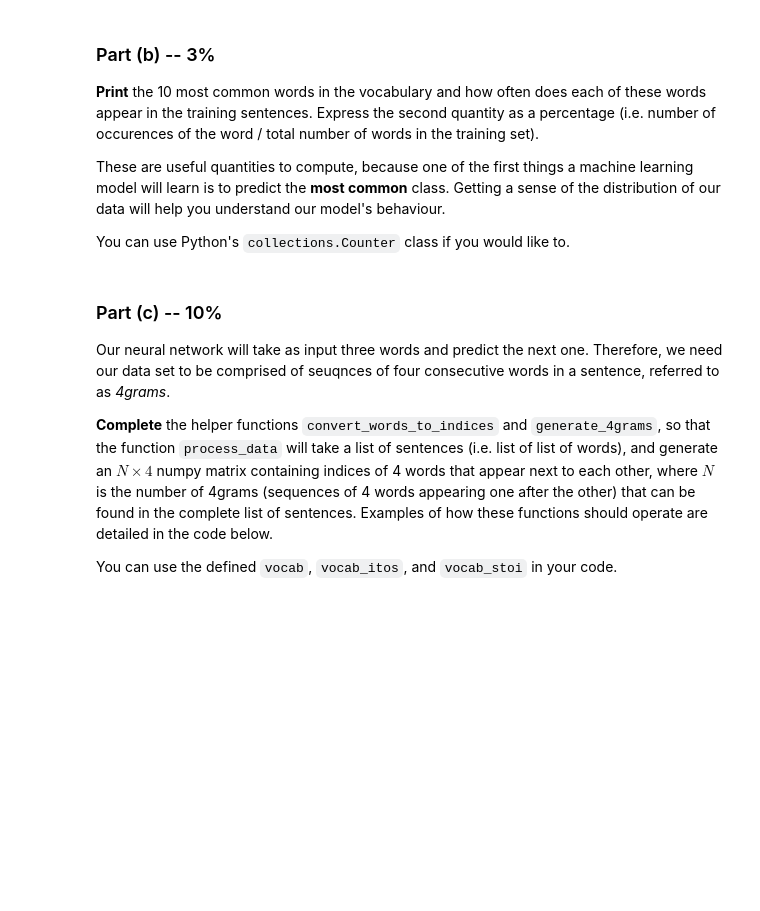
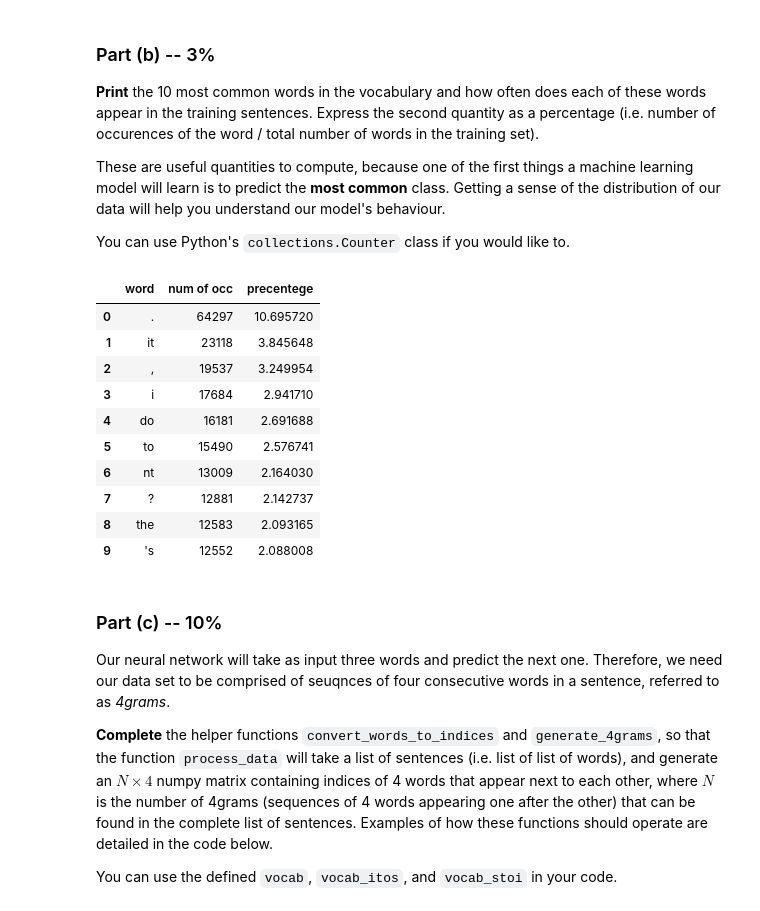
Before and after one commit to shaniklein/Introduction-to-Deep-Learning, a Jupyter notebook: Assignment2.ipynb, the cells around one changed output. Cells and saved outputs as stored; diff of their text form; code cells hidden in the pictures; blank space fills up the shorter version.

```diff
--- a/Assignment2.ipynb
+++ b/Assignment2.ipynb
@@ -36,7 +42,7 @@ drive.mount('/content/gdrive')
 # %% [markdown]
 Find the path to `raw_sentences.txt`:
 # %%
-file_path = '/content/gdrive/My Drive/Intro_to_Deep_Learning/raw_sentences.txt' # TODO - UPDATE ME!
+file_path = '/content/gdrive/My Drive/Intro_to_Deep_Learning/assignment2/raw_sentences.txt' # TODO - UPDATE ME!
 # %% [markdown]
 The following code reads the sentences in our file, split each sentence into
 its individual words, and stores the sentences (list of words) in the
@@ -86,3 +113,26 @@ You can use Python's `collections.Counter` class if you would like to.
+# %%
+train_words=[]
+for sentence in train:
+  for word in sentence:
+    train_words.append(word)
+
+c=Counter(train_words)
+freq=c.most_common(10)
+df=pd.DataFrame(freq,columns=['word','num of occ'])
+df['precentege']=(df['num of occ']/len(train_words))*100
+df
+# %% [output]
+|  | word | num of occ | precentege |
+| 0 | . | 64297 | 10.695720 |
+| 1 | it | 23118 | 3.845648 |
+| 2 | , | 19537 | 3.249954 |
+| 3 | i | 17684 | 2.941710 |
+| 4 | do | 16181 | 2.691688 |
+| 5 | to | 15490 | 2.576741 |
+| 6 | nt | 13009 | 2.164030 |
+| 7 | ? | 12881 | 2.142737 |
+| 8 | the | 12583 | 2.093165 |
+| 9 | 's | 12552 | 2.088008 |
 # %% [markdown]
 ### Part (c) -- 10%
 
```
Also changed, not shown: parts of 12 cells of this notebook.
